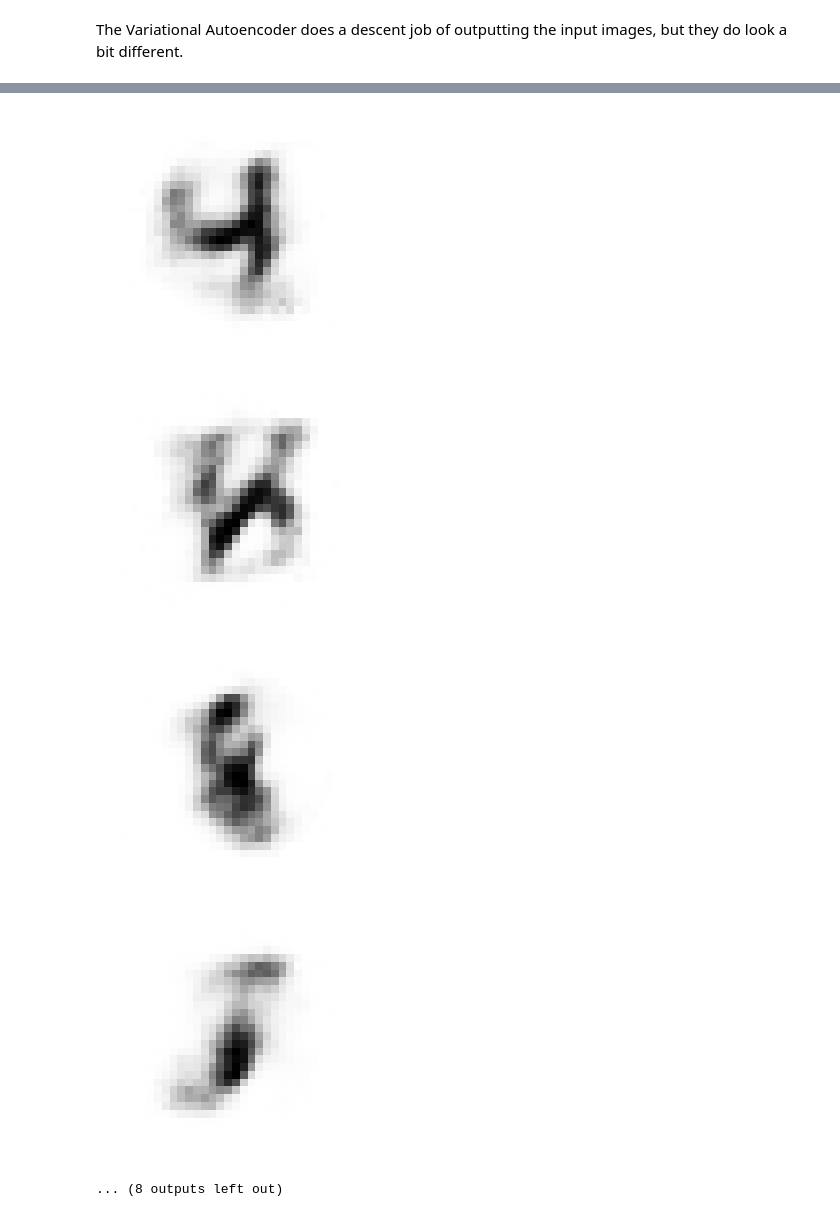
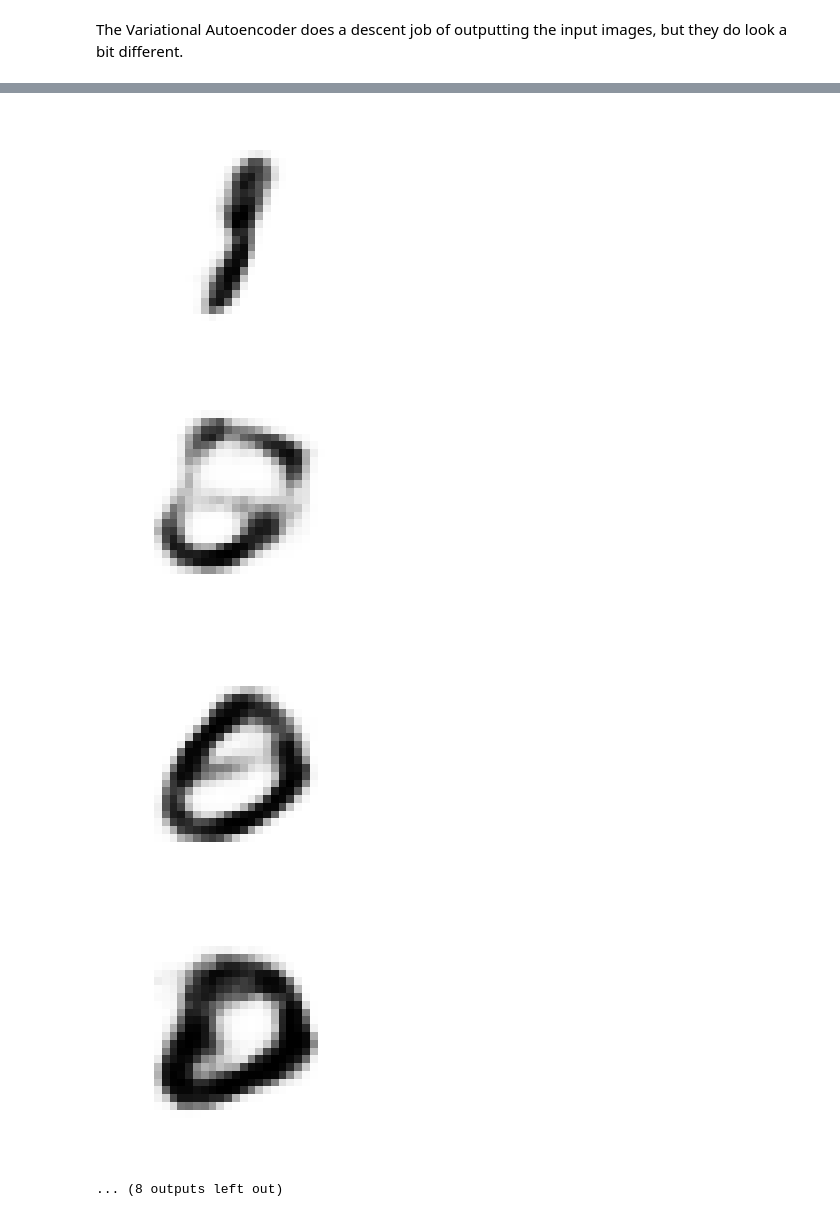
Before and after one commit to ashleyjsands/hands-on-ml, a Jupyter notebook: 15 Autoencoders.ipynb, the cells around one changed output, grey strips where cells are left out. Cells and saved outputs as stored; diff of their text form; code cells hidden in the pictures.

```diff
--- a/15 Autoencoders.ipynb
+++ b/15 Autoencoders.ipynb
@@ -674,9 +674,9 @@ batch_size = 150
 
 learning_rate = 0.01
 n_input_neurons = input_spatial_size ** 2
-n_hidden_neurons_layer1 = 20
-n_hidden_neurons_layer2 = 20
-n_hidden_neurons_layer3 = 20
+n_hidden_neurons_layer1 = 150
+n_hidden_neurons_layer2 = 110
+n_hidden_neurons_layer3 = 50
 n_hidden_neurons_layer4 = n_hidden_neurons_layer2
 n_hidden_neurons_layer5 = n_hidden_neurons_layer1
 n_output_neurons = n_input_neurons
@@ -693,8 +693,10 @@ with tf.device("/gpu:0"):
 
     hidden1 = my_dense_layer(X, n_hidden_neurons_layer1)
     hidden2= my_dense_layer(hidden1, n_hidden_neurons_layer2)
-    mew_coding = my_dense_layer(hidden2, n_hidden_neurons_layer3)
-    sigma_coding = my_dense_layer(hidden2, 1)
+    mew_coding = my_dense_layer(hidden2, n_hidden_neurons_layer3, activation=None)
+    gamma_coding = my_dense_layer(hidden2, n_hidden_neurons_layer3, activation=None)
+    #sigma_coding = my_dense_layer(hidden2, 1)
+    sigma_coding = tf.exp(0.5 * gamma_coding)
     variational_noise = tf.random_normal(tf.shape(mew_coding), dtype=tf.float32)
     coding_layer = mew_coding + variational_noise * sigma_coding
     hidden4 = my_dense_layer(coding_layer, n_hidden_neurons_layer4)
@@ -704,19 +706,14 @@ with tf.device("/gpu:0"):
     outputs = tf.nn.sigmoid(logits)
 
     with tf.name_scope("loss"):
-        #reconstruction_loss = tf.reduce_mean(tf.square(outputs - X), name="reconstruction_loss")
         reconstruction_loss = tf.reduce_sum(
             tf.nn.sigmoid_cross_entropy_with_logits(labels=X, logits=logits)
         )
-        #regularisation_loss = regularizer(weights1) + regularizer(weights2) \
-        #    + regularizer(weights3) + regularizer(weights4)
-        #regularisation_loss = tf.get_collection(tf.GraphKeys.REGULARIZATION_LOSSES)
-        eps = 1e-10
         latent_loss = 0.5 * tf.reduce_sum(
-            tf.square(sigma_coding)
+            tf.exp(gamma_coding)
             + tf.square(mew_coding)
             - 1
-            - tf.log(eps + tf.square(sigma_coding))
+            - gamma_coding
         )
         loss = reconstruction_loss + latent_loss
 
@@ -752,7 +749,7 @@ session = sess
 sess.run(init)
 #saver.restore(sess, interim_checkpoint_path)
 
-best_loss = 1000000000.0
+best_loss = 100000000000000.0
 best_loss_step = 0
 for epoch in range(epochs):
     print("epoch", epoch)
@@ -835,7 +832,7 @@ The Variational Autoencoder does a descent job of outputting the input images, b
 # %%
 n_digits = 20
 
-codings_val = np.random.normal(size=[n_digits, n_hidden_neurons_layer2])
+codings_val = np.random.normal(size=[n_digits, n_hidden_neurons_layer3])
 output_vals = sess.run(outputs, feed_dict={coding_layer: codings_val})
 
 for iteration in range(n_digits):
@@ -853,5 +850,5 @@ for iteration in range(n_digits):
-[figure, old version]
+[figure, new version]
-[figure, old version]
+[figure, new version]
-[figure, old version]
+[figure, new version]
-[figure, old version]
+[figure, new version]
 ... (8 outputs left out)
```
Also changed, not shown: parts of 4 cells of this notebook.
